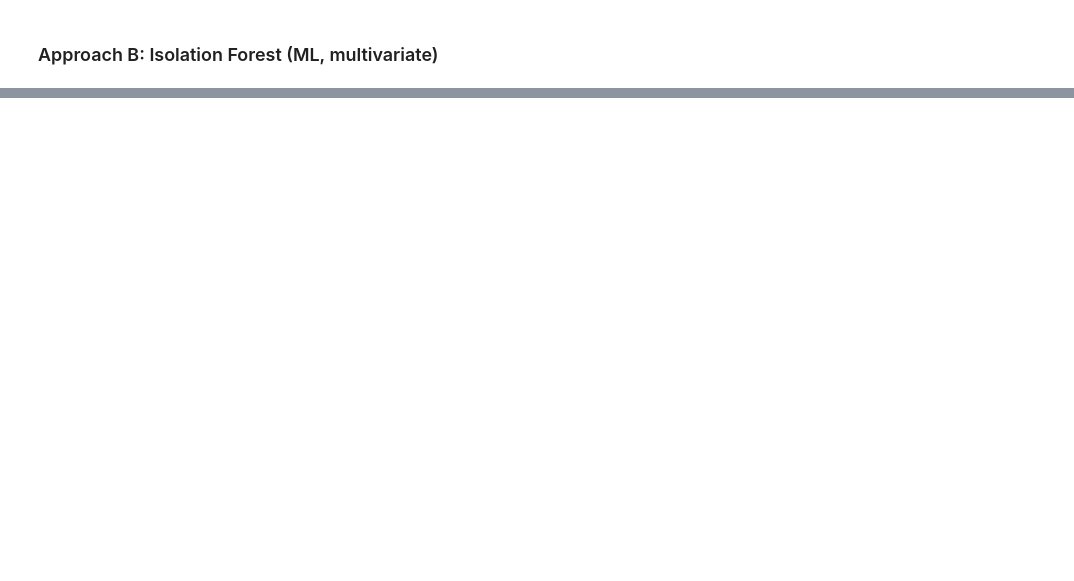
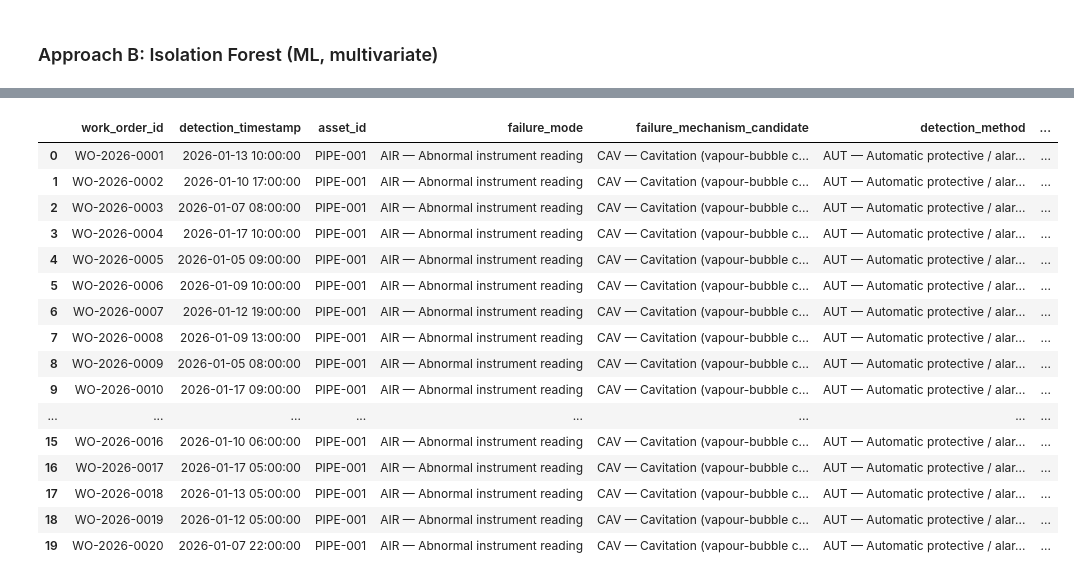
Before and after one commit to AhmadBaraWirayudha/Hydraulic-Analysis, a Jupyter notebook: notebooks/predictive_maintenance.ipynb, the cells around one changed output, grey strips where cells are left out. Cells and saved outputs as stored; diff of their text form; code cells hidden in the pictures; blank space fills up the shorter version.

```diff
--- a/notebooks/predictive_maintenance.ipynb
+++ b/notebooks/predictive_maintenance.ipynb
@@ -119,0 +153,12 @@ print('Isolation Forest performance on this synthetic benchmark:', iso_metrics)
+# %%
+from src.machine_learning.iso14224 import annotate_anomaly_flags, MECH_CAVITATION
+
+records = annotate_anomaly_flags(
+    iso_result.anomaly_flags,
+    iso_result.anomaly_scores,
+    failure_mechanism_candidate=MECH_CAVITATION,
+)
+
+n_flagged = sum(r.is_anomaly for r in records)
+print(f'{n_flagged} of {len(records)} observations annotated as anomalous '
+      f'(matches the {int(iso_result.anomaly_flags.sum())} flagged by Isolation Forest above).')
@@ -119,0 +167,67 @@ print('Isolation Forest performance on this synthetic benchmark:', iso_metrics)
+# %%
+import pandas as pd
+
+# Human-readable text for the codes used in this demo — transcribed from
+# the constants' doc-comments in iso14224.py purely for display. The
+# module itself works with the short codes alone, which is what a real
+# CMMS integration would actually exchange.
+CODE_TEXT = {
+    'AIR': 'Abnormal instrument reading',
+    'CAV': 'Cavitation (vapour-bubble collapse damaging the pipe bore)',
+    'AUT': 'Automatic protective / alarm system',
+}
+
+
+def describe(code):
+    return f'{code} — {CODE_TEXT.get(code, code)}' if code else None
+
+
+# A real CMMS shows confirmed events, not 400 mostly-empty rows — filter
+# to flagged observations and rank by severity (most negative score =
+# most anomalous, first), the way a reliability engineer would triage.
+flagged = sorted((r for r in records if r.is_anomaly), key=lambda r: r.anomaly_score)
+
+n = len(flagged)
+tercile = max(n // 3, 1)
+
+
+def priority(rank):
+    if rank < tercile:
+        return 'High'
+    if rank < 2 * tercile:
+        return 'Medium'
+    return 'Low'
+
+
+cmms_table = pd.DataFrame([
+    {
+        'work_order_id': f'WO-2026-{rank + 1:04d}',
+        'detection_timestamp': pd.Timestamp('2026-01-01') + pd.Timedelta(hours=r.observation_index),
+        'asset_id': 'PIPE-001',
+        'failure_mode': describe(r.failure_mode),
+        'failure_mechanism_candidate': describe(r.failure_mechanism_candidate),
+        'detection_method': describe(r.detection_method),
+        'anomaly_score': round(r.anomaly_score, 4),
+        'priority': priority(rank),
+    }
+    for rank, r in enumerate(flagged)
+])
+cmms_table
+# %% [output]
+|  | work_order_id | detection_timestamp | asset_id | failure_mode | failure_mechanism_candidate | detection_method | ... |
+| 0 | WO-2026-0001 | 2026-01-13 10:00:00 | PIPE-001 | AIR — Abnormal instrument reading | CAV — Cavitation (vapour-bubble c... | AUT — Automatic protective / alar... | ... |
+| 1 | WO-2026-0002 | 2026-01-10 17:00:00 | PIPE-001 | AIR — Abnormal instrument reading | CAV — Cavitation (vapour-bubble c... | AUT — Automatic protective / alar... | ... |
+| 2 | WO-2026-0003 | 2026-01-07 08:00:00 | PIPE-001 | AIR — Abnormal instrument reading | CAV — Cavitation (vapour-bubble c... | AUT — Automatic protective / alar... | ... |
+| 3 | WO-2026-0004 | 2026-01-17 10:00:00 | PIPE-001 | AIR — Abnormal instrument reading | CAV — Cavitation (vapour-bubble c... | AUT — Automatic protective / alar... | ... |
+| 4 | WO-2026-0005 | 2026-01-05 09:00:00 | PIPE-001 | AIR — Abnormal instrument reading | CAV — Cavitation (vapour-bubble c... | AUT — Automatic protective / alar... | ... |
+| 5 | WO-2026-0006 | 2026-01-09 10:00:00 | PIPE-001 | AIR — Abnormal instrument reading | CAV — Cavitation (vapour-bubble c... | AUT — Automatic protective / alar... | ... |
+| 6 | WO-2026-0007 | 2026-01-12 19:00:00 | PIPE-001 | AIR — Abnormal instrument reading | CAV — Cavitation (vapour-bubble c... | AUT — Automatic protective / alar... | ... |
+| 7 | WO-2026-0008 | 2026-01-09 13:00:00 | PIPE-001 | AIR — Abnormal instrument reading | CAV — Cavitation (vapour-bubble c... | AUT — Automatic protective / alar... | ... |
+| 8 | WO-2026-0009 | 2026-01-05 08:00:00 | PIPE-001 | AIR — Abnormal instrument reading | CAV — Cavitation (vapour-bubble c... | AUT — Automatic protective / alar... | ... |
+| 9 | WO-2026-0010 | 2026-01-17 09:00:00 | PIPE-001 | AIR — Abnormal instrument reading | CAV — Cavitation (vapour-bubble c... | AUT — Automatic protective / alar... | ... |
+| ... | ... | ... | ... | ... | ... | ... | ... |
+| 15 | WO-2026-0016 | 2026-01-10 06:00:00 | PIPE-001 | AIR — Abnormal instrument reading | CAV — Cavitation (vapour-bubble c... | AUT — Automatic protective / alar... | ... |
+| 16 | WO-2026-0017 | 2026-01-17 05:00:00 | PIPE-001 | AIR — Abnormal instrument reading | CAV — Cavitation (vapour-bubble c... | AUT — Automatic protective / alar... | ... |
+| 17 | WO-2026-0018 | 2026-01-13 05:00:00 | PIPE-001 | AIR — Abnormal instrument reading | CAV — Cavitation (vapour-bubble c... | AUT — Automatic protective / alar... | ... |
+| 18 | WO-2026-0019 | 2026-01-12 05:00:00 | PIPE-001 | AIR — Abnormal instrument reading | CAV — Cavitation (vapour-bubble c... | AUT — Automatic protective / alar... | ... |
+| 19 | WO-2026-0020 | 2026-01-07 22:00:00 | PIPE-001 | AIR — Abnormal instrument reading | CAV — Cavitation (vapour-bubble c... | AUT — Automatic protective / alar... | ... |
```
Also changed, not shown: parts of 11 cells of this notebook, 6 other files.
